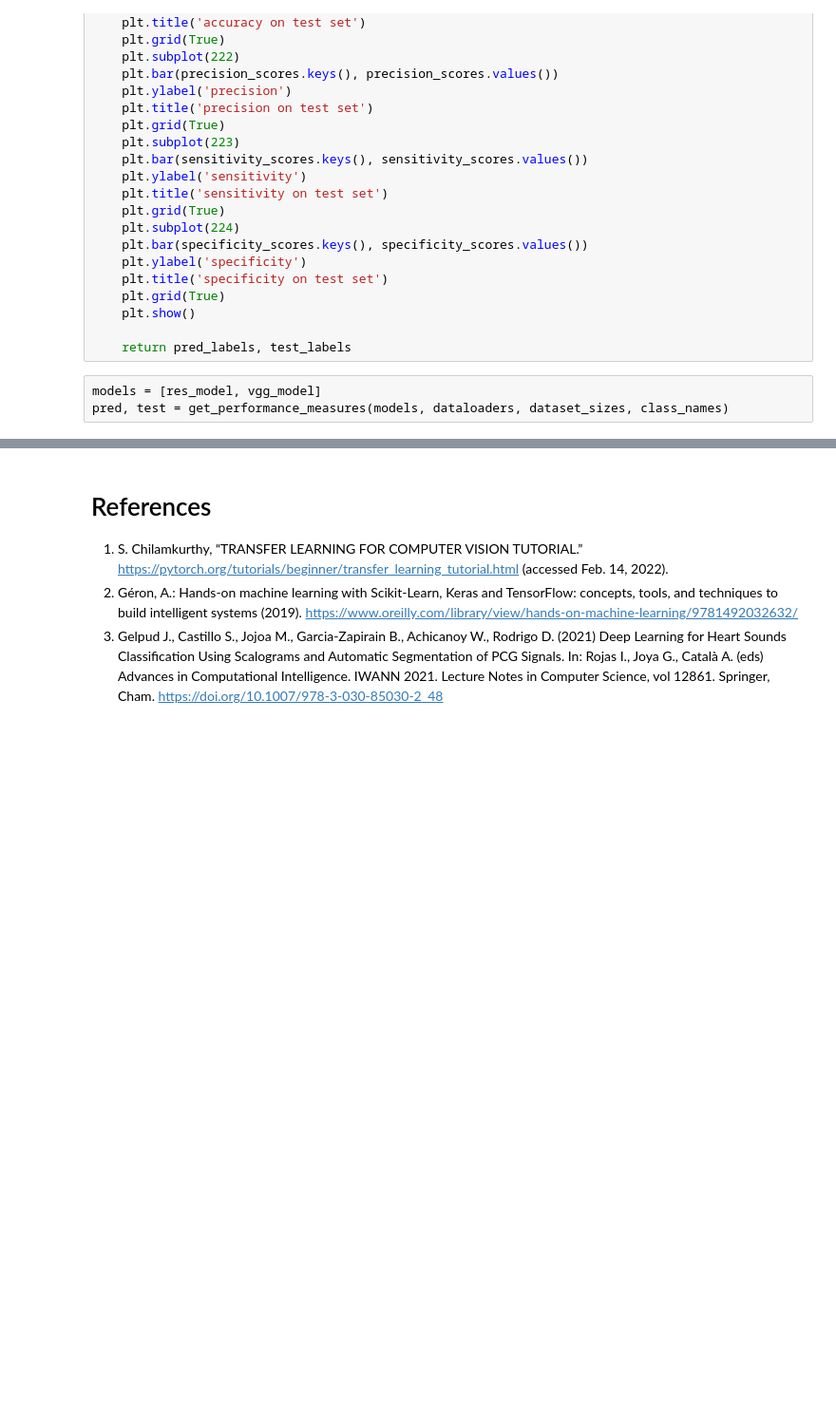
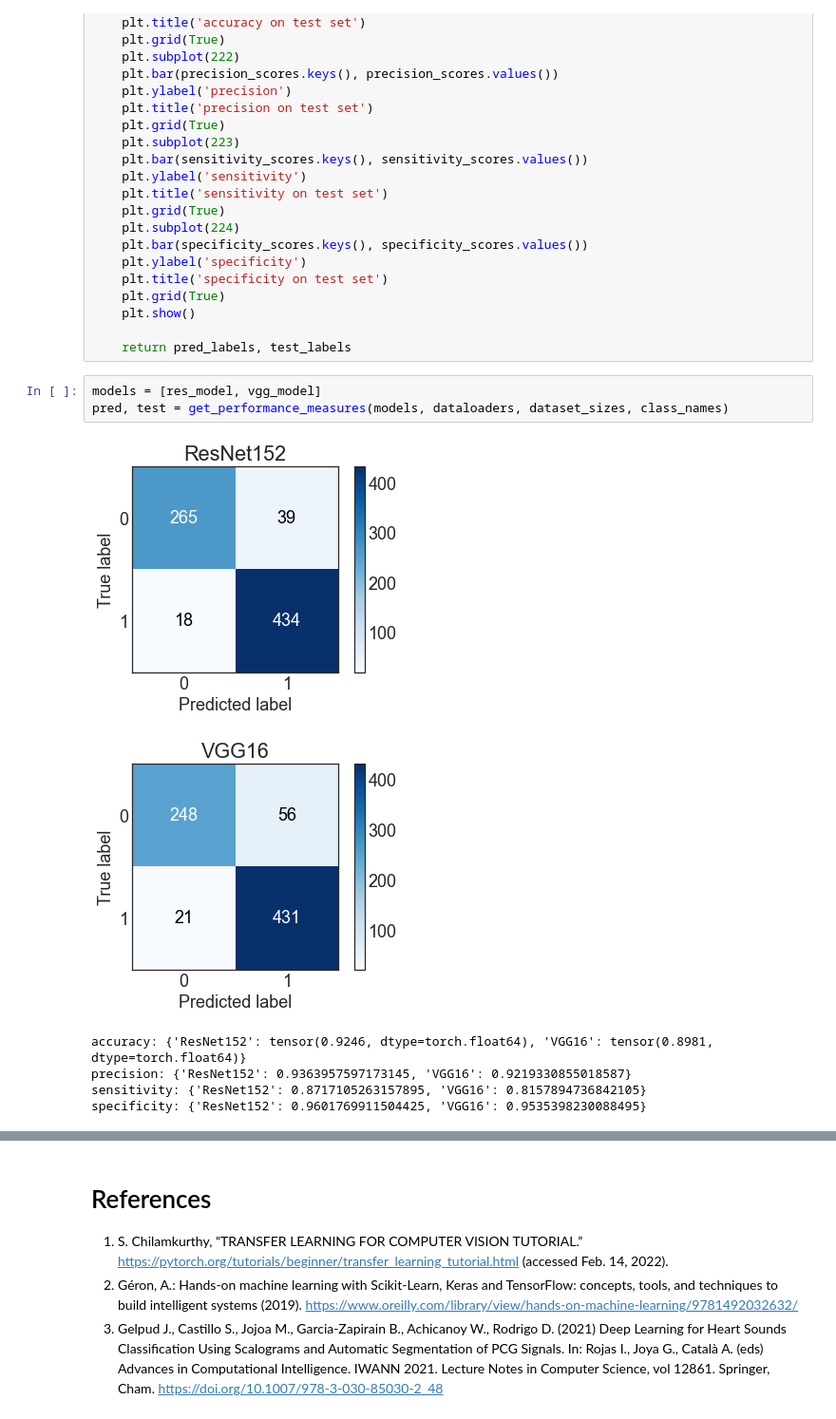
Before and after one commit to johnjairo04/Deep-Learning-for-Heart-Valve-Disease-Detection, a Jupyter notebook: Codes/Python/Classification Algorithms/Heart Sounds Classification Using ResNet152 and VGG16-Copy1.ipynb, the cells around one changed output, grey strips where cells are left out. Shown at 95% size. Cells and saved outputs as stored; diff of their text form; blank space fills up the shorter version.

```diff
--- a/Codes/Python/Classification Algorithms/Heart Sounds Classification Using ResNet152 and VGG16-Copy1.ipynb
+++ b/Codes/Python/Classification Algorithms/Heart Sounds Classification Using ResNet152 and VGG16-Copy1.ipynb
@@ -435,6 +435,13 @@ def get_performance_measures(models, dataloader, dataset_sizes, class_names):
     plt.show()
 
     return pred_labels, test_labels
-# %% [raw]
-models = [res_model, vgg_model]
-pred, test = get_performance_measures(models, dataloaders, dataset_sizes, class_names)
+# %%
+models = [res_model, vgg_model]
+pred, test = get_performance_measures(models, dataloaders, dataset_sizes, class_names)
+# %% [output]
+[figure, added]
+[figure, added]
+accuracy: {'ResNet152': tensor(0.9246, dtype=torch.float64), 'VGG16': tensor(0.8981, dtype=torch.float64)}
+precision: {'ResNet152': 0.9363957597173145, 'VGG16': 0.9219330855018587}
+sensitivity: {'ResNet152': 0.8717105263157895, 'VGG16': 0.8157894736842105}
+specificity: {'ResNet152': 0.9601769911504425, 'VGG16': 0.9535398230088495}
```
Also changed, not shown: parts of 1 cell of this notebook.
